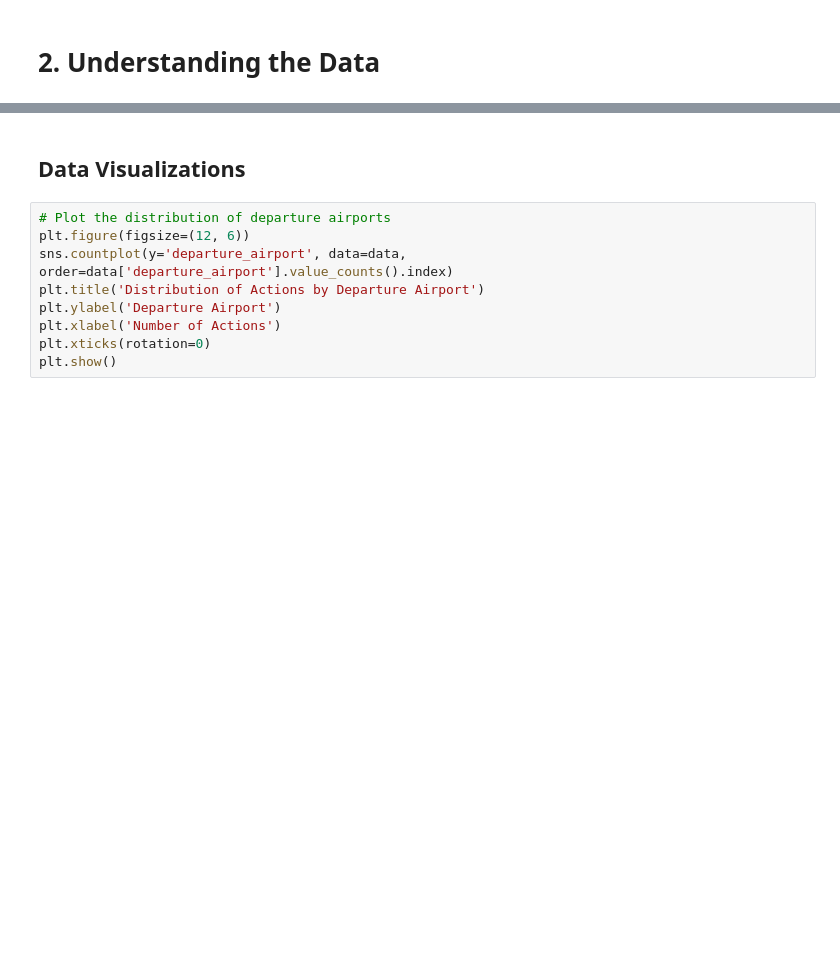
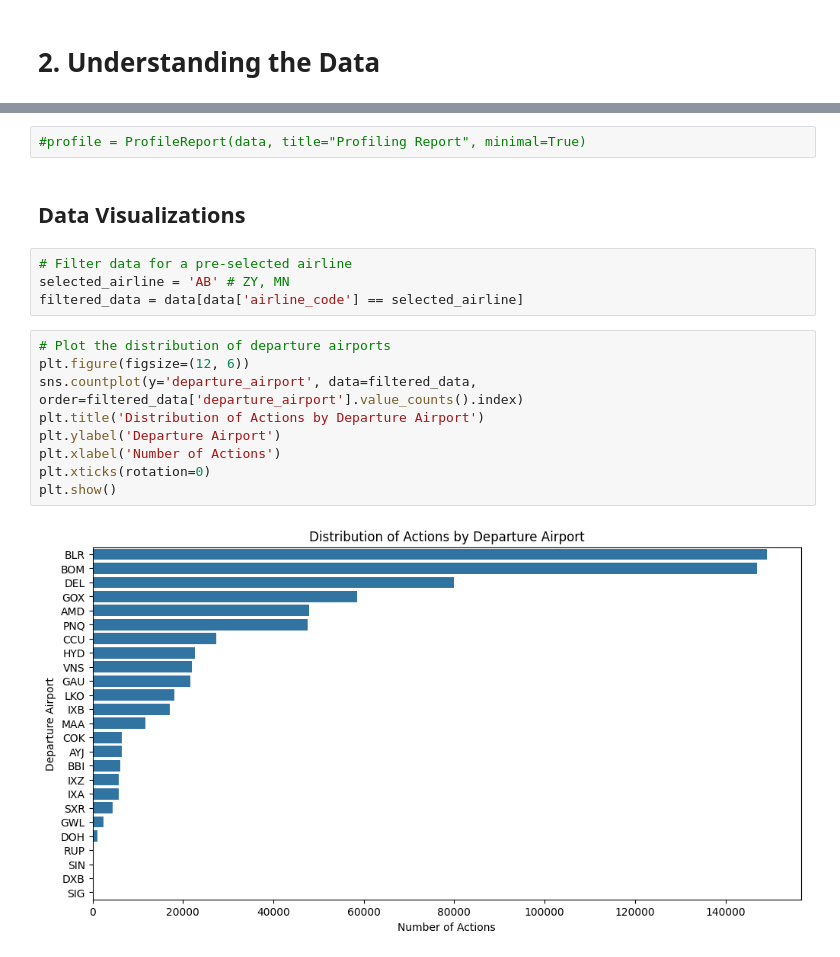
Before and after one commit to henrik-ra/Projektrealisierung, a Jupyter notebook: data_analysis.ipynb, the cells around one changed output, grey strips where cells are left out. Drawn from its saved outputs; the diff is of its cells as text; blank space fills up the shorter version.

```diff
--- a/data_analysis.ipynb
+++ b/data_analysis.ipynb
@@ -50,13 +166,21 @@ data["airport_name"].unique()
+# %%
+#profile = ProfileReport(data, title="Profiling Report", minimal=True)
 # %% [markdown]
 ## Data Visualizations
+# %%
+# Filter data for a pre-selected airline
+selected_airline = 'AB' # ZY, MN
+filtered_data = data[data['airline_code'] == selected_airline]
 # %%
 # Plot the distribution of departure airports
 plt.figure(figsize=(12, 6))
-sns.countplot(y='departure_airport', data=data, order=data['departure_airport'].value_counts().index)
+sns.countplot(y='departure_airport', data=filtered_data, order=filtered_data['departure_airport'].value_counts().index)
 plt.title('Distribution of Actions by Departure Airport')
 plt.ylabel('Departure Airport')
 plt.xlabel('Number of Actions')
 plt.xticks(rotation=0)
 plt.show()
+# %% [output]
+[figure, added]
 # %%
 # Identify the top 5 most occurring actions
```
Also changed, not shown: parts of 23 cells of this notebook, 1 other file.
